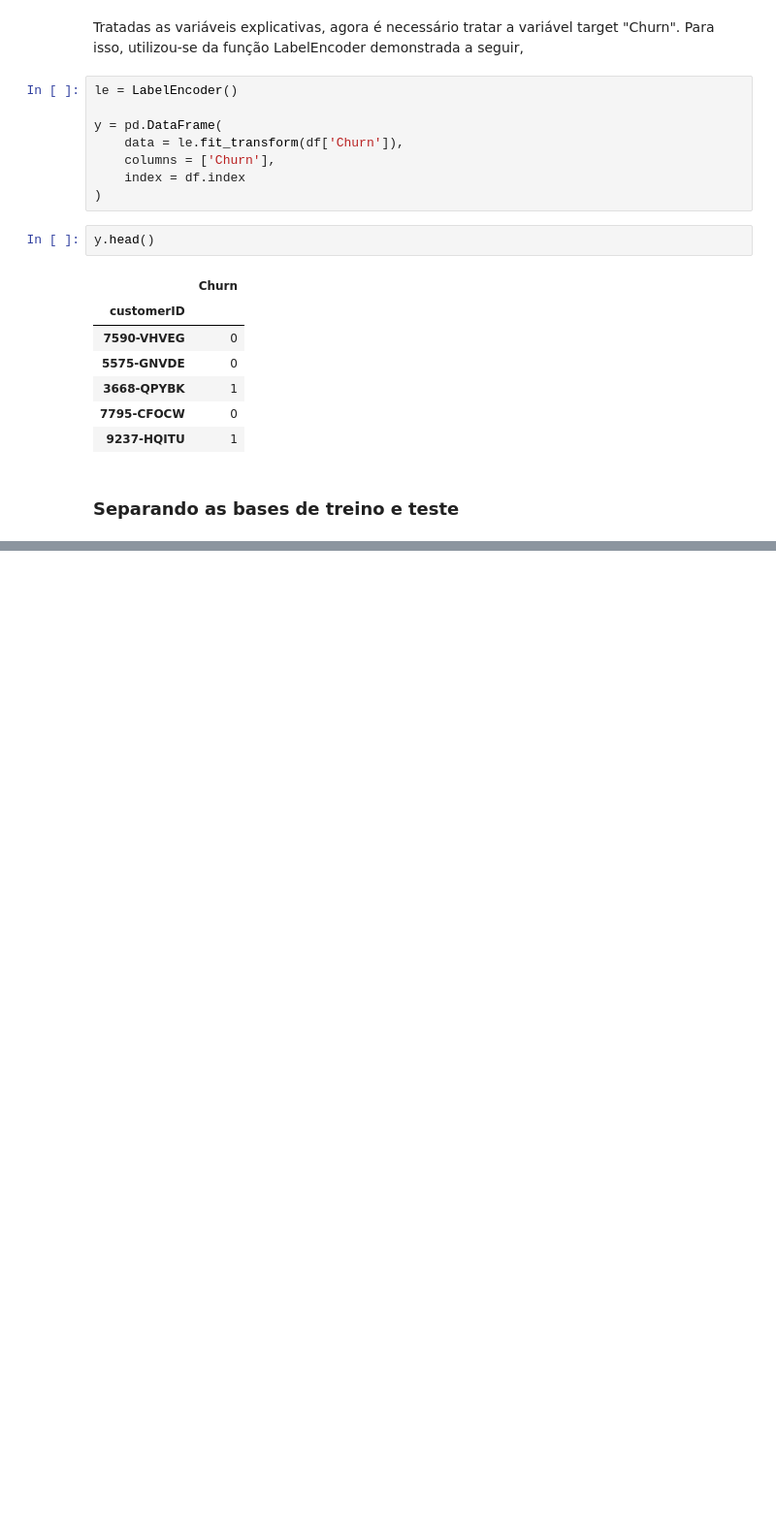
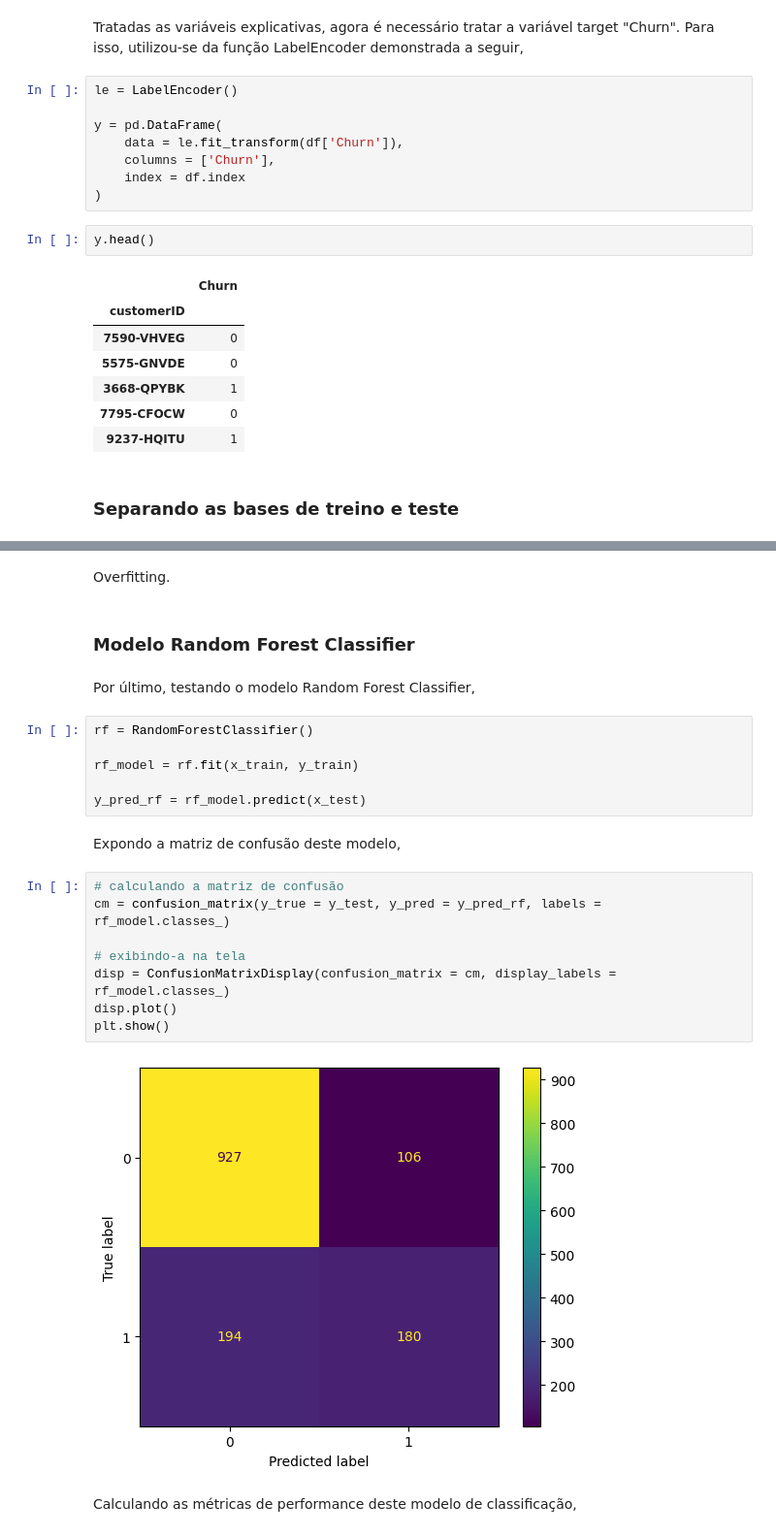
Before and after one commit to rfprates/modelo_classificacao_analise_churn, a Jupyter notebook: modelo_classificacao_churn.ipynb, the cells around one changed output, grey strips where cells are left out. Shown at 97% size. Cells and saved outputs as stored; diff of their text form; blank space fills up the shorter version.

```diff
--- a/modelo_classificacao_churn.ipynb
+++ b/modelo_classificacao_churn.ipynb
@@ -385,0 +529,26 @@ y.head()
+# %% [markdown]
+Overfitting.
+# %% [markdown]
+### Modelo Random Forest Classifier
+# %% [markdown]
+Por último, testando o modelo Random Forest Classifier,
+# %%
+rf = RandomForestClassifier()
+
+rf_model = rf.fit(x_train, y_train)
+
+y_pred_rf = rf_model.predict(x_test)
+# %% [markdown]
+Expondo a matriz de confusão deste modelo,
+# %%
+# calculando a matriz de confusão
+cm = confusion_matrix(y_true = y_test, y_pred = y_pred_rf, labels = rf_model.classes_)
+
+# exibindo-a na tela
+disp = ConfusionMatrixDisplay(confusion_matrix = cm, display_labels = rf_model.classes_)
+disp.plot()
+plt.show()
+# %% [output]
+[figure, added]
+# %% [markdown]
+Calculando as métricas de performance deste modelo de classificação,
```
Also changed, not shown: parts of 35 cells of this notebook.
